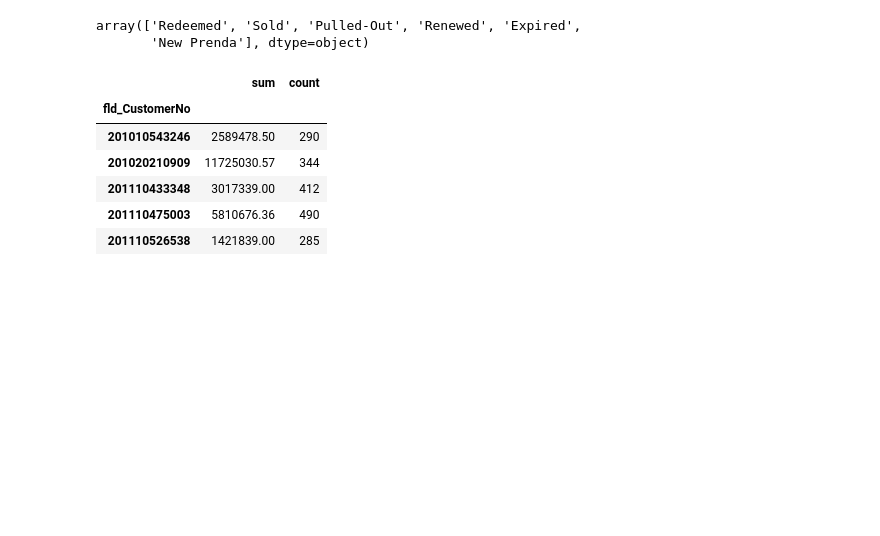
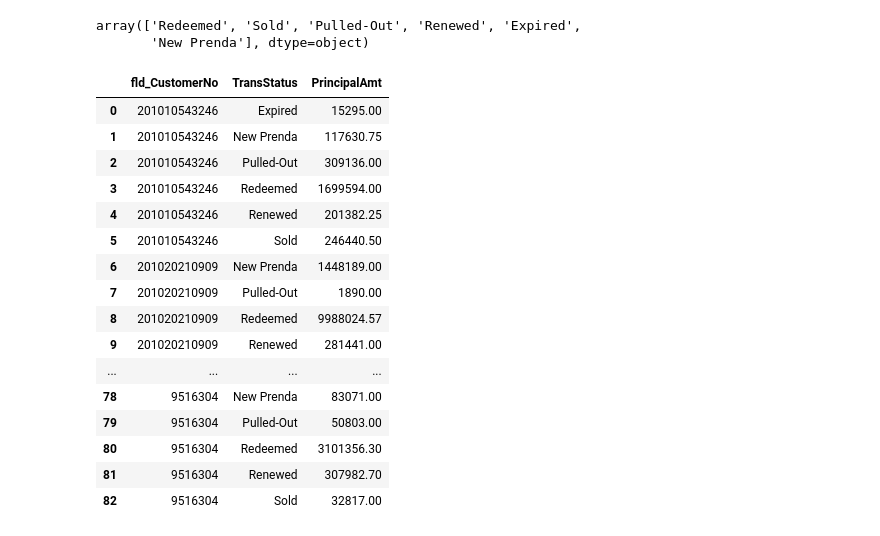
Before and after one commit to chesterhansel/11-Financial-Crime-Detection-using-Anomaly-Score, a Jupyter notebook: Notebooks/01-pg-features-engineering.ipynb, the cells around one changed output. Cells and saved outputs as stored; diff of their text form; code cells hidden in the pictures; blank space fills up the shorter version.

```diff
--- a/Notebooks/01-pg-features-engineering.ipynb
+++ b/Notebooks/01-pg-features-engineering.ipynb
@@ -46,0 +112,18 @@ display(df.head())
+# %%
+import pandas as pd
+
+# Assuming you have your DataFrame 'df'
+
+# Parsing datetime and numeric values
+df['datetime'] = pd.to_datetime(df['DateCreated'])
+df['time_numeric'] = df['datetime'].dt.hour * 3600 \
+                     + df['datetime'].dt.minute * 60 + df['datetime'].dt.second
+df['date_numeric'] = (df['datetime'] - pd.to_datetime('1990-01-01')).dt.days
+
+# Sort the DataFrame by 'fld_CustomerNo' and 'datetime'
+df = df.sort_values(by=['fld_CustomerNo', 'datetime'])
+
+# Calculate the time interval between transactions for each client
+df['time_interval'] = df['datetime'].diff()
+
+display(df.head())
@@ -47,29 +137,35 @@ display(df.head())
 # %%
 # Encoding Labels
-from sklearn.preprocessing import LabelEncoder
-label_encoder = LabelEncoder()
-df['CustomerNo'] = label_encoder.fit_transform(df['fld_CustomerNo'])
-df['fld_CustomerNo'].unique()
-df['trans_status'] = label_encoder.fit_transform(df['TransStatus'])
-df['TransStatus'].unique()
+#from sklearn.preprocessing import LabelEncoder
+#label_encoder = LabelEncoder()
+#df['CustomerNo'] = label_encoder.fit_transform(df['fld_CustomerNo'])
+#df['fld_CustomerNo'].unique()
+#df['trans_status'] = label_encoder.fit_transform(df['TransStatus'])
+#df['TransStatus'].unique()
 # %% [output]
 array(['Redeemed', 'Sold', 'Pulled-Out', 'Renewed', 'Expired',
        'New Prenda'], dtype=object)
 # %%
-# Group by 'fld_CustomerNo' and sum the columns
-
-grouped_df = pd.concat([
-    df.groupby('fld_CustomerNo')['PrincipalAmt'].sum().rename('sum'),
-    df.groupby('fld_CustomerNo').size().rename('count'),
-], axis=1)
+# Group by 'fld_CustomerNo' and sum the 'PrincipalAmt' for sold transactions
+grouped_df = df.groupby(['fld_CustomerNo', 'TransStatus'])['PrincipalAmt'].sum().reset_index()
 
 # Display the first few rows of the DataFrame
-display(grouped_df.head())
+display(grouped_df.head(100))
 # %% [output]
-|  | sum | count |
-| fld_CustomerNo |  |  |
-| 201010543246 | 2589478.50 | 290 |
-| 201020210909 | 11725030.57 | 344 |
-| 201110433348 | 3017339.00 | 412 |
-| 201110475003 | 5810676.36 | 490 |
-| 201110526538 | 1421839.00 | 285 |
+|  | fld_CustomerNo | TransStatus | PrincipalAmt |
+| 0 | 201010543246 | Expired | 15295.00 |
+| 1 | 201010543246 | New Prenda | 117630.75 |
+| 2 | 201010543246 | Pulled-Out | 309136.00 |
+| 3 | 201010543246 | Redeemed | 1699594.00 |
+| 4 | 201010543246 | Renewed | 201382.25 |
+| 5 | 201010543246 | Sold | 246440.50 |
+| 6 | 201020210909 | New Prenda | 1448189.00 |
+| 7 | 201020210909 | Pulled-Out | 1890.00 |
+| 8 | 201020210909 | Redeemed | 9988024.57 |
+| 9 | 201020210909 | Renewed | 281441.00 |
+| ... | ... | ... | ... |
+| 78 | 9516304 | New Prenda | 83071.00 |
+| 79 | 9516304 | Pulled-Out | 50803.00 |
+| 80 | 9516304 | Redeemed | 3101356.30 |
+| 81 | 9516304 | Renewed | 307982.70 |
+| 82 | 9516304 | Sold | 32817.00 |
```
Also changed, not shown: parts of 7 cells of this notebook.
